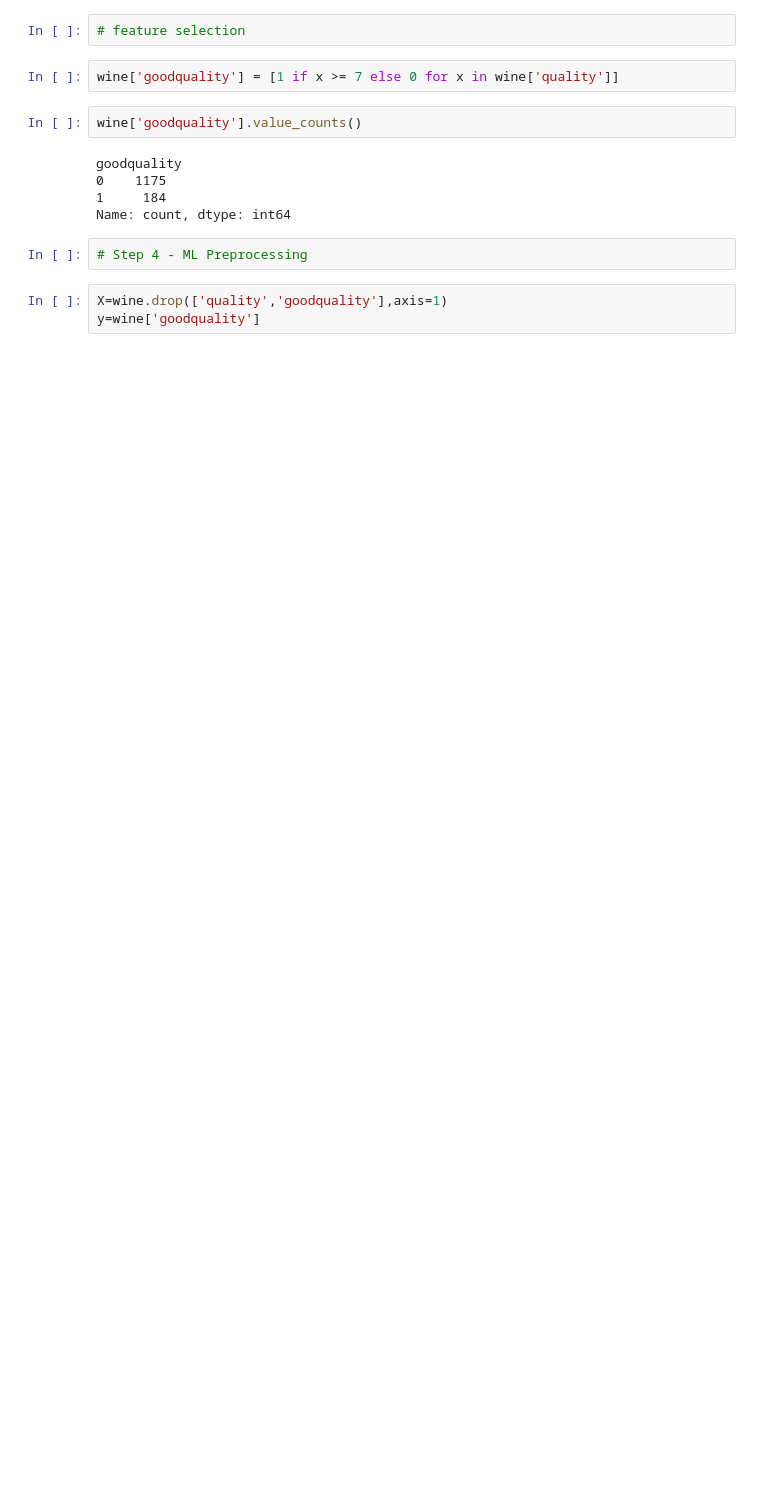
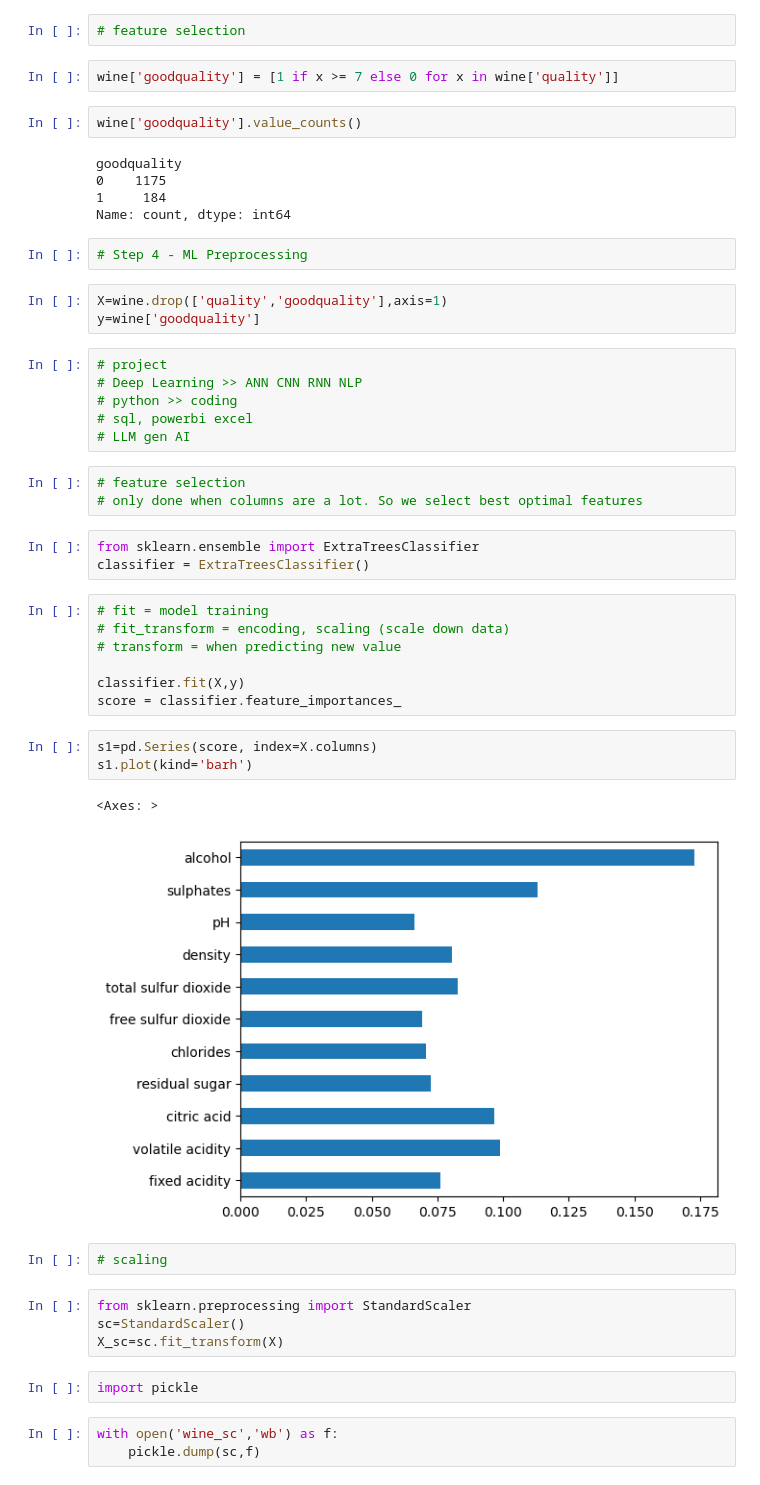
Before and after one commit to neradimo/wine_prediction_pro1, a Jupyter notebook: wine_prediction.ipynb, the cells around one changed output. Drawn from its saved outputs; the diff is of its cells as text; blank space fills up the shorter version.

```diff
--- a/wine_prediction.ipynb
+++ b/wine_prediction.ipynb
@@ -180,3 +180,39 @@ Name: count, dtype: int64
 # %%
 X=wine.drop(['quality','goodquality'],axis=1)
 y=wine['goodquality']
+# %%
+# project
+# Deep Learning >> ANN CNN RNN NLP
+# python >> coding
+# sql, powerbi excel
+# LLM gen AI
+# %%
+# feature selection
+# only done when columns are a lot. So we select best optimal features
+# %%
+from sklearn.ensemble import ExtraTreesClassifier
+classifier = ExtraTreesClassifier()
+# %%
+# fit = model training
+# fit_transform = encoding, scaling (scale down data)
+# transform = when predicting new value
+
+classifier.fit(X,y)
+score = classifier.feature_importances_
+# %%
+s1=pd.Series(score, index=X.columns)
+s1.plot(kind='barh')
+# %% [output]
+<Axes: >
+[figure, added]
+# %%
+# scaling
+# %%
+from sklearn.preprocessing import StandardScaler
+sc=StandardScaler()
+X_sc=sc.fit_transform(X)
+# %%
+import pickle
+# %%
+with open('wine_sc','wb') as f:
+    pickle.dump(sc,f)
```
Also changed, not shown: parts of 24 cells of this notebook, 4 other files.
